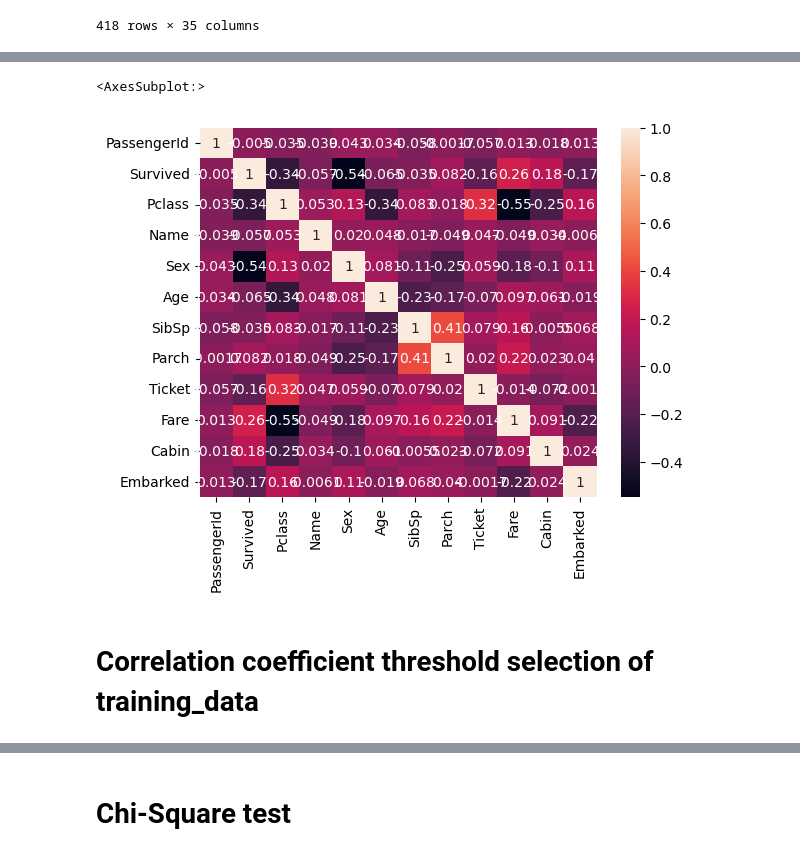
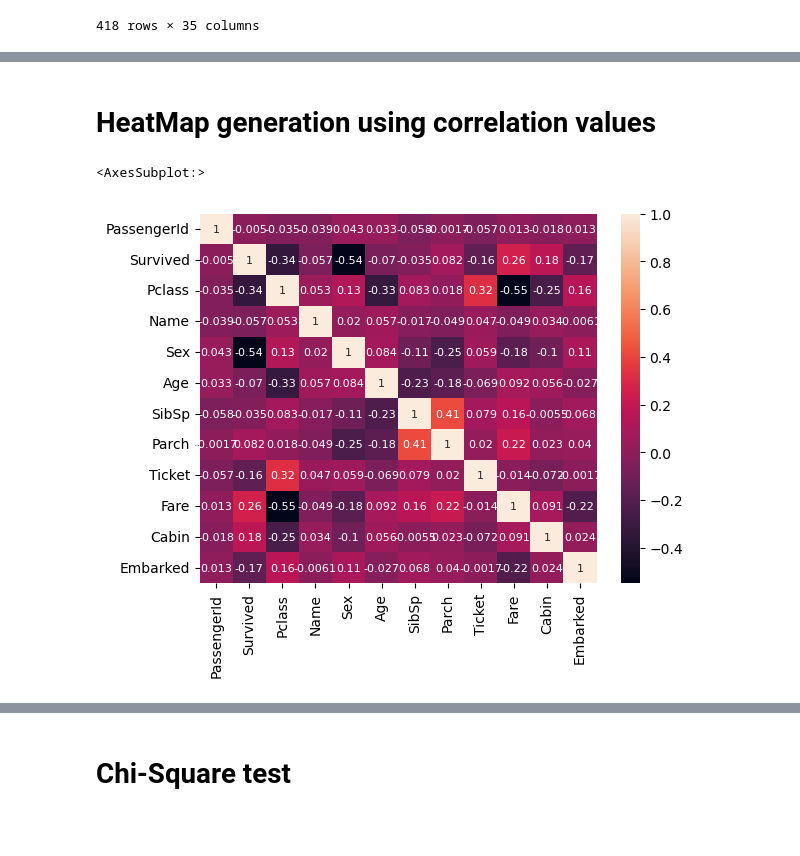
Before and after one commit to Moukthika1253/Mou_DataMining_TermProject, a Jupyter notebook: notebook4b6538a249.ipynb, the cells around one changed output, grey strips where cells are left out. Cells and saved outputs as stored; diff of their text form; code cells hidden in the pictures; blank space fills up the shorter version.

```diff
--- a/notebook4b6538a249.ipynb
+++ b/notebook4b6538a249.ipynb
@@ -96,6 +89,6 @@ By fixing the missing values in columns Age=86, Cabin=327 performance can be inc
 # %%
-training_data['Age']=training_data['Age'].fillna(training_data['Age'].median())
-training_data['Fare']=training_data['Fare'].fillna(training_data['Fare'].median())
+training_data['Age']=training_data['Age'].fillna(training_data['Age'].mean())
+training_data['Fare']=training_data['Fare'].fillna(training_data['Fare'].mean())
 training_data['Cabin']=training_data['Cabin'].fillna(training_data['Cabin'].mode()[0])
 training_data['Embarked']=training_data['Embarked'].fillna(training_data['Embarked'].mode()[0])
 # %% [markdown]
@@ -216,7 +262,7 @@ Name: Survived, dtype: float64
+# %% [markdown]
+# HeatMap generation using correlation values
 # %%
-sns.heatmap(training_data.corr(), annot=True)
+sns.heatmap(training_data.corr(), annot=True,annot_kws={'size': 8})
 # %% [output]
 <AxesSubplot:>
-[figure, old version]
+[figure, new version]
-# %% [markdown]
-# Correlation coefficient threshold selection of training_data
```
Also changed, not shown: parts of 64 cells of this notebook.
